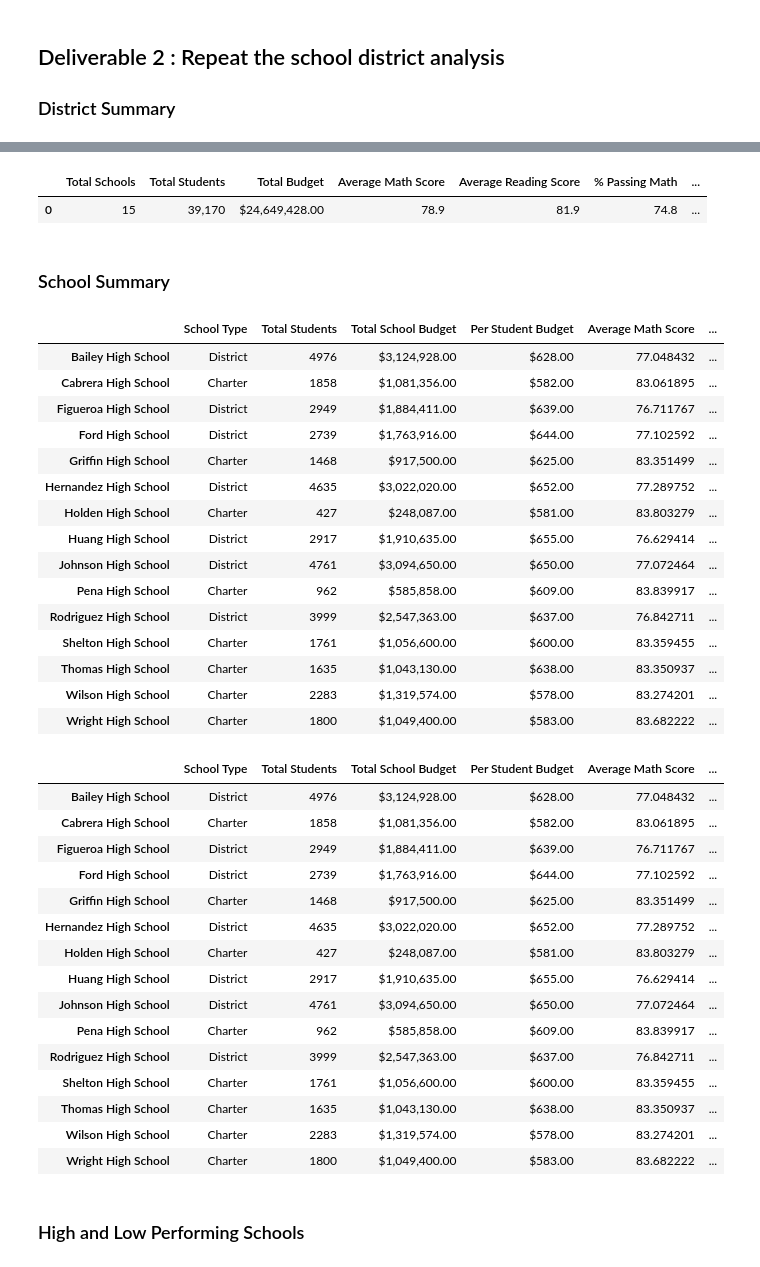
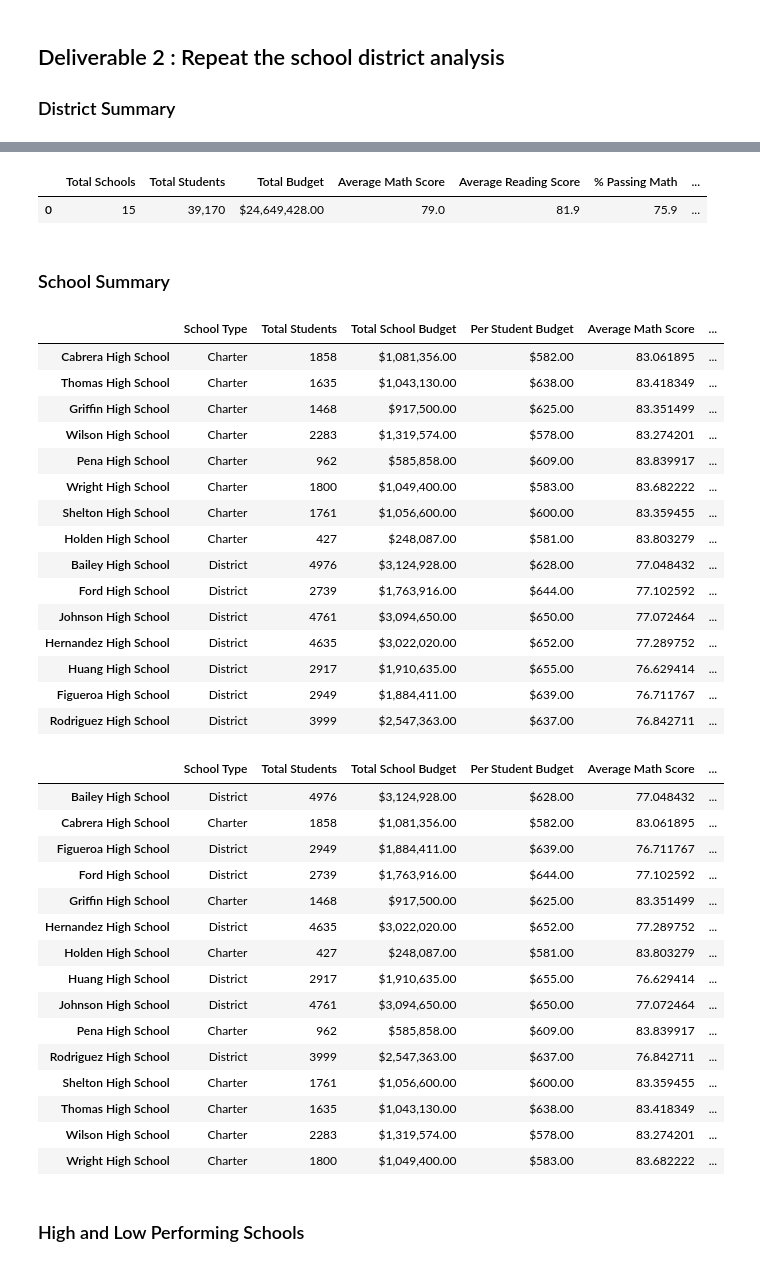
Before and after one commit to SringayKeno/School_District_Analysis, a Jupyter notebook: PyCitySchools_Challenge_testing.ipynb, the cells around one changed output, grey strips where cells are left out. Cells and saved outputs as stored; diff of their text form; code cells hidden in the pictures.

Commit message:
adding updated PySchool_Challenge

```diff
--- a/PyCitySchools_Challenge_testing.ipynb
+++ b/PyCitySchools_Challenge_testing.ipynb
@@ -41,9 +41,9 @@ student_data_df.head(10)
 import numpy as np
 # %%
 # Step 2. Use the loc method on the student_data_df to select all the reading scores from the 9th grade at Thomas High School and replace them with NaN.
-student_data_df.loc[(student_data_df["school_name"] == "Thomas High School") & (student_data_df["grade"] == "9th"), "reading_score"] = np.nan
+#student_data_df.loc[(student_data_df["school_name"] == "Thomas High School") & (student_data_df["grade"] == "9th"), "reading_score"] = np.nan
 # %%
 #  Step 3. Refactor the code in Step 2 to replace the math scores with NaN.
-student_data_df.loc[(student_data_df["school_name"] == "Thomas High School") & (student_data_df["grade"] == "9th"), "math_score"] = np.nan
+#student_data_df.loc[(student_data_df["school_name"] == "Thomas High School") & (student_data_df["grade"] == "9th"), "math_score"] = np.nan
 # %%
 #  Step 4. Check the student data for NaN's.
@@ -144,9 +132,11 @@ district_summary_df["% Overall Passing"] = district_summary_df["% Overall Passin
 
 # Display the data frame
 district_summary_df
+
+district_summary_df.style.set_properties(**{'text-align': 'center'})
 # %% [output]
 |  | Total Schools | Total Students | Total Budget | Average Math Score | Average Reading Score | % Passing Math | ... |
-| 0 | 15 | 39,170 | $24,649,428.00 | 78.9 | 81.9 | 74.8 | ... |
+| 0 | 15 | 39,170 | $24,649,428.00 | 79.0 | 81.9 | 75.9 | ... |
 # %% [markdown]
 ### School Summary
 # %%
@@ -204,27 +194,27 @@ per_school_summary_df = pd.DataFrame({
 # %%
 # Format the Total School Budget and the Per Student Budget
 per_school_summary_df["Total School Budget"] = per_school_summary_df["Total School Budget"].map("${:,.2f}".format)
 per_school_summary_df["Per Student Budget"] = per_school_summary_df["Per Student Budget"].map("${:,.2f}".format)
 
 # Display the data frame
-per_school_summary_df
+per_school_summary_df.sort_values(by=["% Overall Passing"],ascending=False )
 # %% [output]
 |  | School Type | Total Students | Total School Budget | Per Student Budget | Average Math Score | ... |
+| Cabrera High School | Charter | 1858 | $1,081,356.00 | $582.00 | 83.061895 | ... |
+| Thomas High School | Charter | 1635 | $1,043,130.00 | $638.00 | 83.418349 | ... |
+| Griffin High School | Charter | 1468 | $917,500.00 | $625.00 | 83.351499 | ... |
+| Wilson High School | Charter | 2283 | $1,319,574.00 | $578.00 | 83.274201 | ... |
+| Pena High School | Charter | 962 | $585,858.00 | $609.00 | 83.839917 | ... |
+| Wright High School | Charter | 1800 | $1,049,400.00 | $583.00 | 83.682222 | ... |
+| Shelton High School | Charter | 1761 | $1,056,600.00 | $600.00 | 83.359455 | ... |
+| Holden High School | Charter | 427 | $248,087.00 | $581.00 | 83.803279 | ... |
 | Bailey High School | District | 4976 | $3,124,928.00 | $628.00 | 77.048432 | ... |
-| Cabrera High School | Charter | 1858 | $1,081,356.00 | $582.00 | 83.061895 | ... |
+| Ford High School | District | 2739 | $1,763,916.00 | $644.00 | 77.102592 | ... |
+| Johnson High School | District | 4761 | $3,094,650.00 | $650.00 | 77.072464 | ... |
+| Hernandez High School | District | 4635 | $3,022,020.00 | $652.00 | 77.289752 | ... |
+| Huang High School | District | 2917 | $1,910,635.00 | $655.00 | 76.629414 | ... |
 | Figueroa High School | District | 2949 | $1,884,411.00 | $639.00 | 76.711767 | ... |
-| Ford High School | District | 2739 | $1,763,916.00 | $644.00 | 77.102592 | ... |
-| Griffin High School | Charter | 1468 | $917,500.00 | $625.00 | 83.351499 | ... |
-| Hernandez High School | District | 4635 | $3,022,020.00 | $652.00 | 77.289752 | ... |
-| Holden High School | Charter | 427 | $248,087.00 | $581.00 | 83.803279 | ... |
-| Huang High School | District | 2917 | $1,910,635.00 | $655.00 | 76.629414 | ... |
-| Johnson High School | District | 4761 | $3,094,650.00 | $650.00 | 77.072464 | ... |
-| Pena High School | Charter | 962 | $585,858.00 | $609.00 | 83.839917 | ... |
 | Rodriguez High School | District | 3999 | $2,547,363.00 | $637.00 | 76.842711 | ... |
-| Shelton High School | Charter | 1761 | $1,056,600.00 | $600.00 | 83.359455 | ... |
-| Thomas High School | Charter | 1635 | $1,043,130.00 | $638.00 | 83.350937 | ... |
-| Wilson High School | Charter | 2283 | $1,319,574.00 | $578.00 | 83.274201 | ... |
-| Wright High School | Charter | 1800 | $1,049,400.00 | $583.00 | 83.682222 | ... |
 # %%
 # Step 5.  Get the number of 10th-12th graders from Thomas High School (THS).
 tenth_graders_ths = school_data_complete_df.loc[(student_data_df["school_name"] == "Thomas High School")
@@ -285,7 +275,7 @@ per_school_summary_df
 | Pena High School | Charter | 962 | $585,858.00 | $609.00 | 83.839917 | ... |
 | Rodriguez High School | District | 3999 | $2,547,363.00 | $637.00 | 76.842711 | ... |
 | Shelton High School | Charter | 1761 | $1,056,600.00 | $600.00 | 83.359455 | ... |
-| Thomas High School | Charter | 1635 | $1,043,130.00 | $638.00 | 83.350937 | ... |
+| Thomas High School | Charter | 1635 | $1,043,130.00 | $638.00 | 83.418349 | ... |
 | Wilson High School | Charter | 2283 | $1,319,574.00 | $578.00 | 83.274201 | ... |
 | Wright High School | Charter | 1800 | $1,049,400.00 | $583.00 | 83.682222 | ... |
 # %% [markdown]
```
Also changed, not shown: parts of 12 cells of this notebook, 2 other files.
